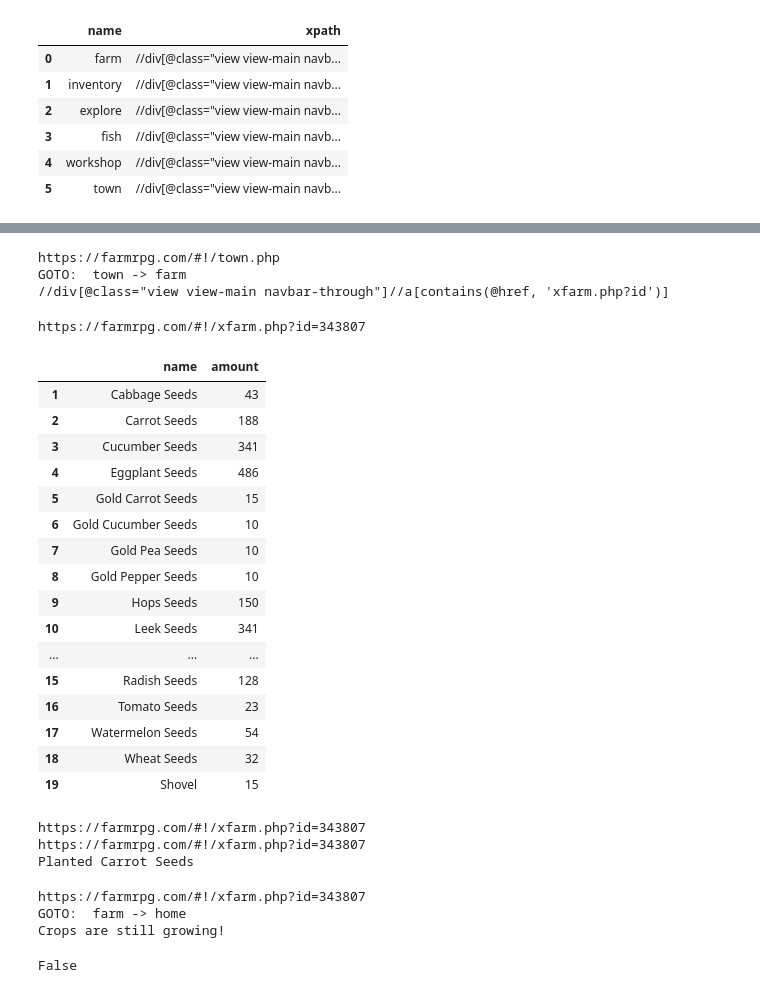
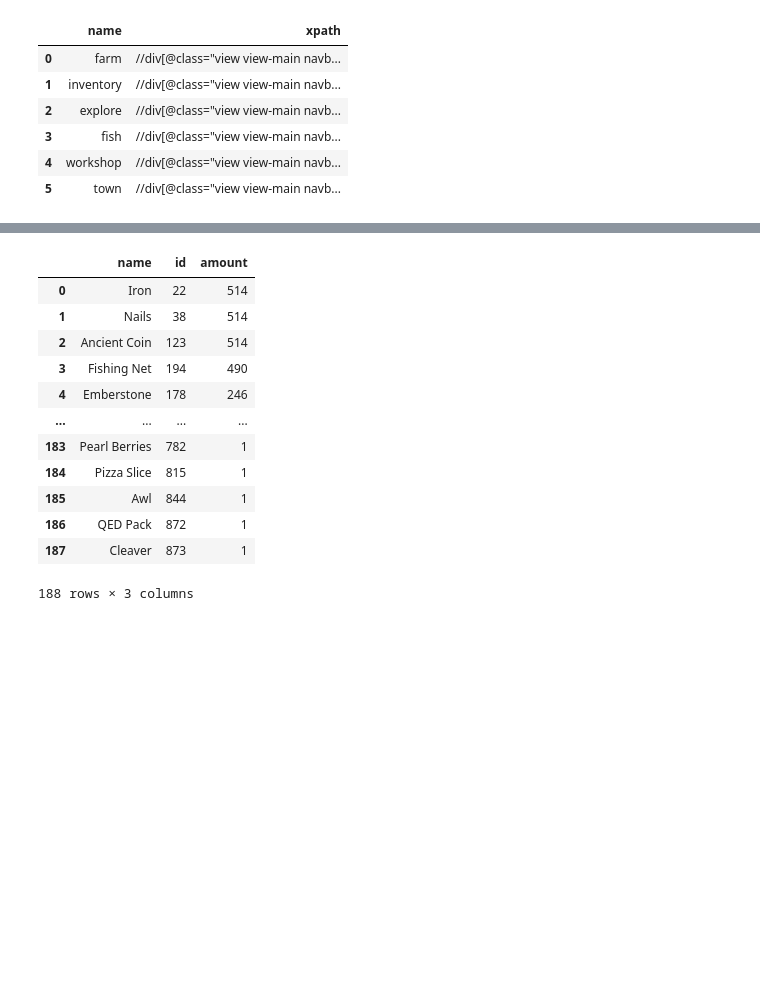
Before and after one commit to xTerradon/farmrpg-automate, a Jupyter notebook: main.ipynb, the cells around one changed output, grey strips where cells are left out. Cells and saved outputs as stored; diff of their text form; code cells hidden in the pictures; blank space fills up the shorter version.

```diff
--- a/main.ipynb
+++ b/main.ipynb
@@ -171,12 +167,6 @@ def harvest():
     except StaleElementReferenceException:
         driver.refresh()
         driver.find_element(By.XPATH, '//a[contains(text(), "Harvest All")]').click()
-
-harvest()
-# %% [output]
-https://farmrpg.com/#!/town.php
-GOTO:  town -> farm
-//div[@class="view view-main navbar-through"]//a[contains(@href, 'xfarm.php?id')]
 # %%
 def get_available_crops(crop_select=None):
     goto("farm")
@@ -186,27 +176,6 @@ def get_available_crops(crop_select=None):
         crop_select = Select(driver.find_element(By.XPATH, '//select[@class="seedid inlineinputlg"]'))
 
     return pd.DataFrame([[o.get_attribute("data-name"), o.get_attribute("data-amt")] for o in crop_select.options], columns=["name", "amount"]).dropna()
-
-get_available_crops()
-# %% [output]
-https://farmrpg.com/#!/xfarm.php?id=343807
-|  | name | amount |
-| 1 | Cabbage Seeds | 43 |
-| 2 | Carrot Seeds | 188 |
-| 3 | Cucumber Seeds | 341 |
-| 4 | Eggplant Seeds | 486 |
-| 5 | Gold Carrot Seeds | 15 |
-| 6 | Gold Cucumber Seeds | 10 |
-| 7 | Gold Pea Seeds | 10 |
-| 8 | Gold Pepper Seeds | 10 |
-| 9 | Hops Seeds | 150 |
-| 10 | Leek Seeds | 341 |
-| ... | ... | ... |
-| 15 | Radish Seeds | 128 |
-| 16 | Tomato Seeds | 23 |
-| 17 | Watermelon Seeds | 54 |
-| 18 | Wheat Seeds | 32 |
-| 19 | Shovel | 15 |
 # %%
 def plant_crop(crop_name):
     goto("farm")
@@ -233,12 +202,6 @@ def plant_crop(crop_name):
 
     driver.find_element(By.XPATH, '//a[contains(text(), "Plant All")]').click()
     print(f'Planted {crop_name}')
-
-plant_crop("carrot")
-# %% [output]
-https://farmrpg.com/#!/xfarm.php?id=343807
-https://farmrpg.com/#!/xfarm.php?id=343807
-Planted Carrot Seeds
 # %%
 def is_harvest_available():
     goto("home")
@@ -247,19 +210,39 @@ def is_harvest_available():
     message = driver.find_element(By.XPATH, "//a[contains(@href, 'xfarm.php?id')]//span[contains(@class,'ready ready')]").get_attribute("innerHTML")
 
     if message == "":
-        print("No Crops planted!")
         return False
     elif " Growing" in message:
-        print("Crops are still growing!")
         return False
     elif " READY!" in message:
-        print(message.replace('<span style="color:#30d611">',"").replace("</span>",""))
         return True
-
-is_harvest_available()
-# %% [output]
-https://farmrpg.com/#!/xfarm.php?id=343807
-GOTO:  farm -> home
-Crops are still growing!
-False
+# %%
+def get_inventory():
+    goto("inventory")
+
+    WebDriverWait(driver, 1).until(EC.presence_of_element_located((By.XPATH, "//li[@class='list-group-title item-divider']")))
+    item_divs = driver.find_elements(By.XPATH, "//li[@class='group-items']/a")
+
+    inventory_items = pd.DataFrame({
+        "name": [item.find_element(By.XPATH, ".//div[@class='item-title']/strong").text for item in item_divs],
+        "id": [int(item.get_attribute("href").replace("https://farmrpg.com/item.php?id=","")) for item in item_divs],
+        "amount": [int(item.find_element(By.XPATH, ".//div[@class='item-after']").text) for item in item_divs],
+
+    })
+    return inventory_items
+
+get_inventory()
+# %% [output]
+|  | name | id | amount |
+| 0 | Iron | 22 | 514 |
+| 1 | Nails | 38 | 514 |
+| 2 | Ancient Coin | 123 | 514 |
+| 3 | Fishing Net | 194 | 490 |
+| 4 | Emberstone | 178 | 246 |
+| ... | ... | ... | ... |
+| 183 | Pearl Berries | 782 | 1 |
+| 184 | Pizza Slice | 815 | 1 |
+| 185 | Awl | 844 | 1 |
+| 186 | QED Pack | 872 | 1 |
+| 187 | Cleaver | 873 | 1 |
+188 rows × 3 columns
 # %%
```
Also changed, not shown: parts of 22 cells of this notebook, 3 other files.
